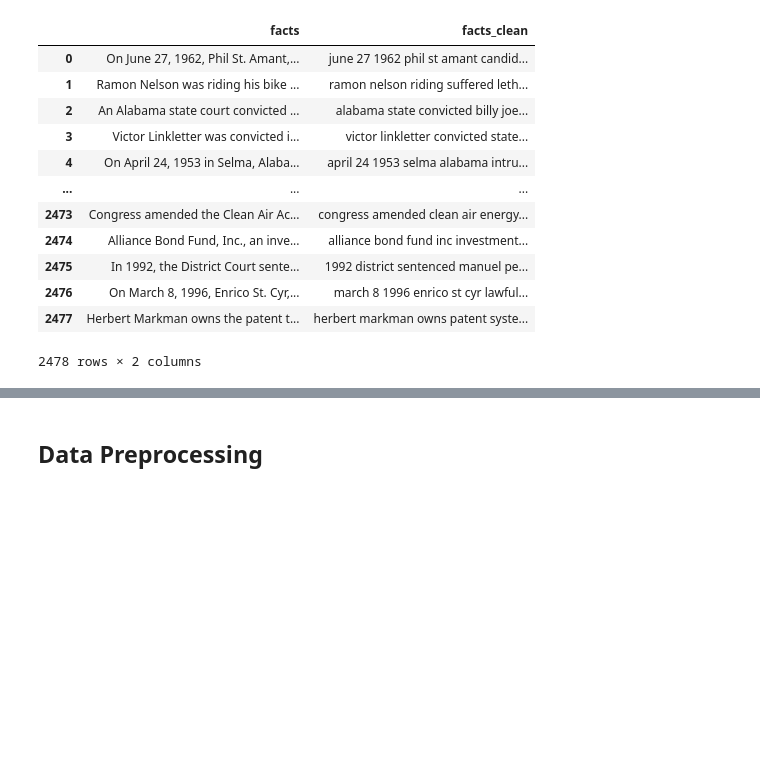
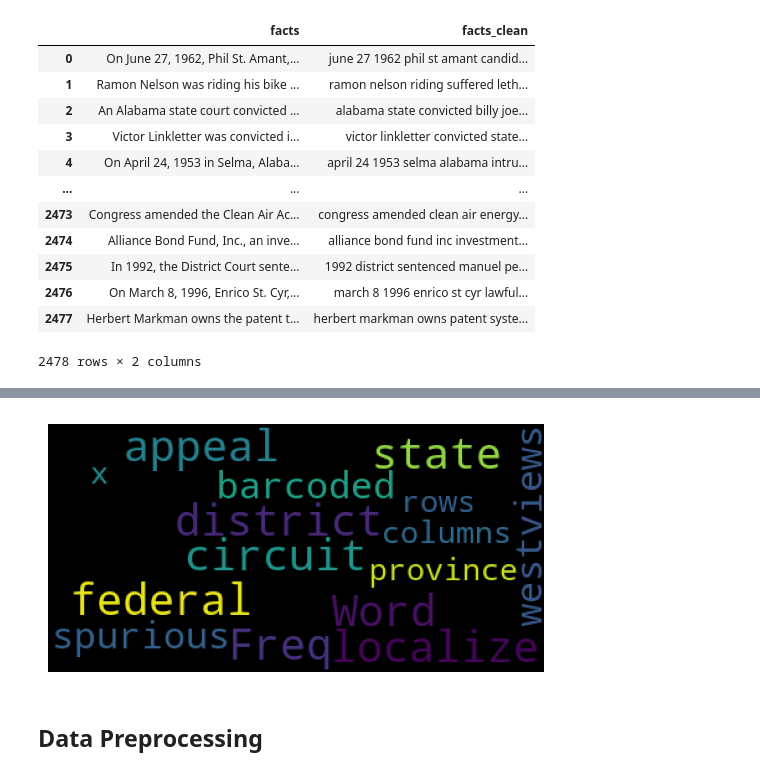
Before and after one commit to dlsco123/mtvsDacon, a Jupyter notebook: [mtvs]lej.ipynb, the cells around one changed output, grey strips where cells are left out. Saved outputs shown, nothing was run; the diff lists cells and outputs as text; code cells hidden in the pictures; blank space fills up the shorter version.

```diff
--- a/[mtvs]lej.ipynb
+++ b/[mtvs]lej.ipynb
@@ -409,2 +406,12 @@ ylabel = train_nlp2['first_party_winner']
+# %%
+wc0 = wordcloud.WordCloud(background_color='black', max_words=100,
+                         max_font_size=35)
+wc0 = wc0.generate(str(dtf_uni0))
+fig = plt.figure(num=1)
+plt.axis('off')
+plt.imshow(wc0, cmap=None)
+plt.show()
+# %% [output]
+[figure, added]
 # %% [markdown]
 ## Data Preprocessing
```
Also changed, not shown: parts of 35 cells of this notebook.
